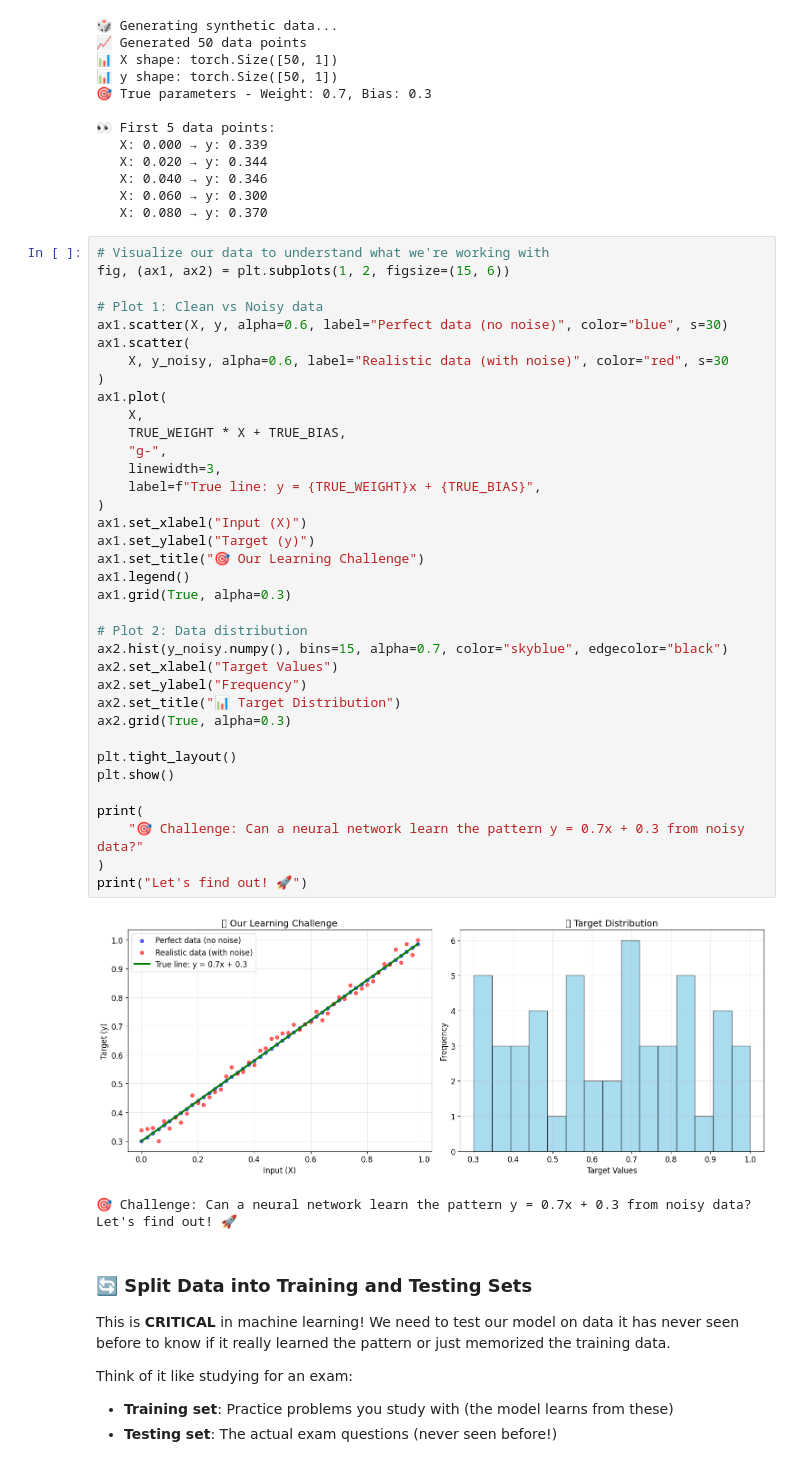
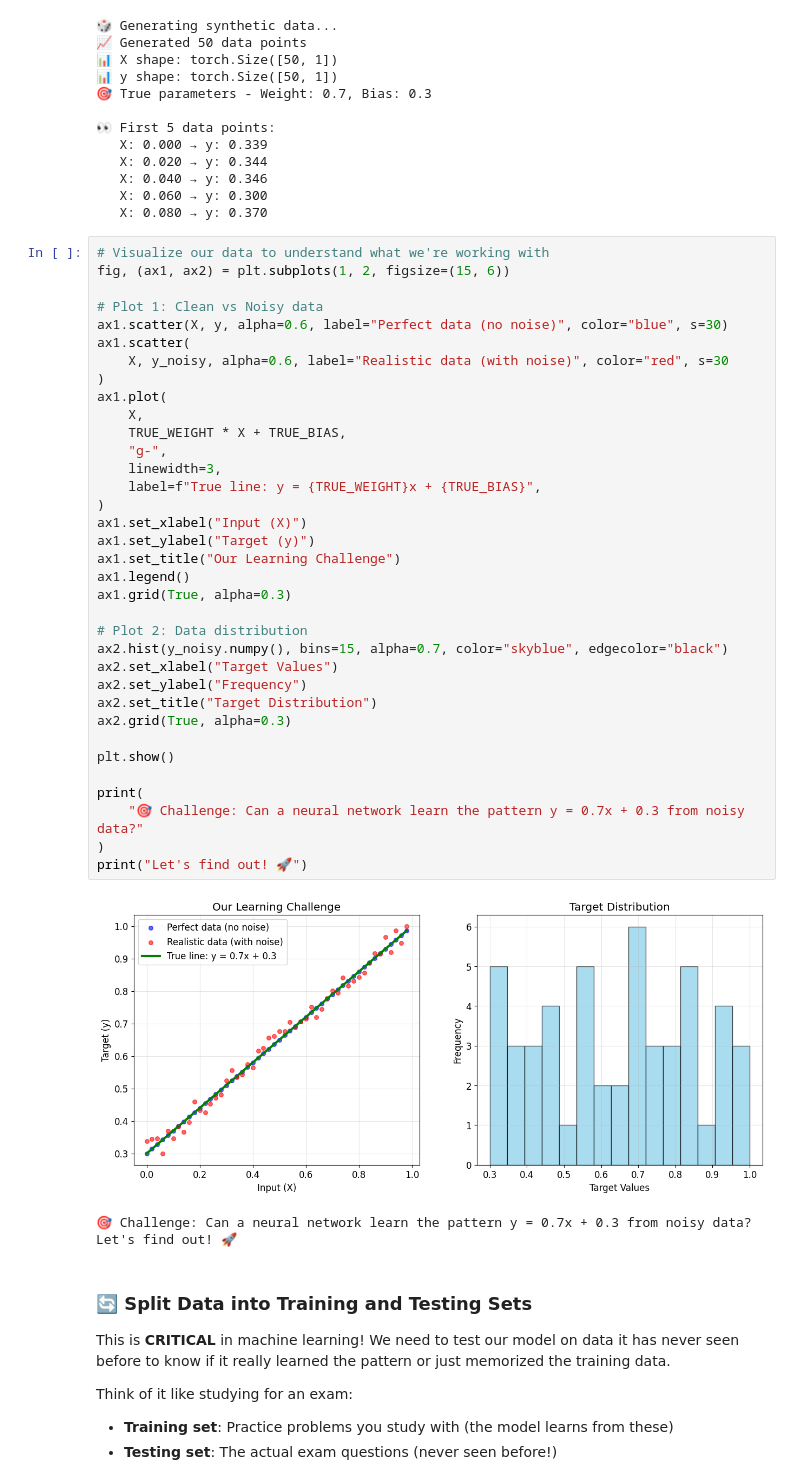
Before and after one commit to ghosnkarl/pytorch-complete, a Jupyter notebook: 01_basics/04_neural_networks_in_pytorch.ipynb, the cells around one changed output. Drawn from its saved outputs; the diff is of its cells as text.

```diff
--- a/01_basics/04_neural_networks_in_pytorch.ipynb
+++ b/01_basics/04_neural_networks_in_pytorch.ipynb
@@ -130,37 +130,36 @@ fig, (ax1, ax2) = plt.subplots(1, 2, figsize=(15, 6))
 # Plot 1: Clean vs Noisy data
 ax1.scatter(X, y, alpha=0.6, label="Perfect data (no noise)", color="blue", s=30)
 ax1.scatter(
     X, y_noisy, alpha=0.6, label="Realistic data (with noise)", color="red", s=30
 )
 ax1.plot(
     X,
     TRUE_WEIGHT * X + TRUE_BIAS,
     "g-",
     linewidth=3,
     label=f"True line: y = {TRUE_WEIGHT}x + {TRUE_BIAS}",
 )
 ax1.set_xlabel("Input (X)")
 ax1.set_ylabel("Target (y)")
-ax1.set_title("🎯 Our Learning Challenge")
+ax1.set_title("Our Learning Challenge")
 ax1.legend()
 ax1.grid(True, alpha=0.3)
 
 # Plot 2: Data distribution
 ax2.hist(y_noisy.numpy(), bins=15, alpha=0.7, color="skyblue", edgecolor="black")
 ax2.set_xlabel("Target Values")
 ax2.set_ylabel("Frequency")
-ax2.set_title("📊 Target Distribution")
+ax2.set_title("Target Distribution")
 ax2.grid(True, alpha=0.3)
 
-plt.tight_layout()
 plt.show()
 
 print(
     "🎯 Challenge: Can a neural network learn the pattern y = 0.7x + 0.3 from noisy data?"
 )
 print("Let's find out! 🚀")
 # %% [output]
-[figure, old version]
+[figure, new version]
 🎯 Challenge: Can a neural network learn the pattern y = 0.7x + 0.3 from noisy data?
 Let's find out! 🚀
 # %% [markdown]
```
Also changed, not shown: parts of 21 cells of this notebook, 4 other files.
